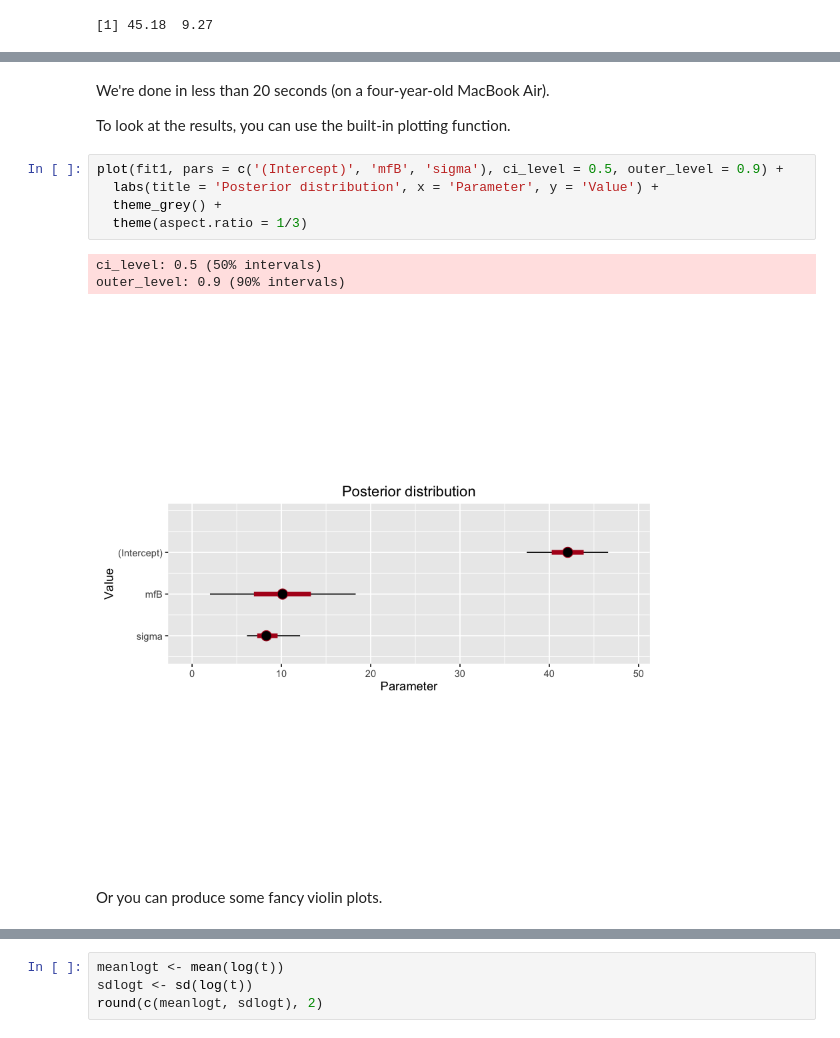
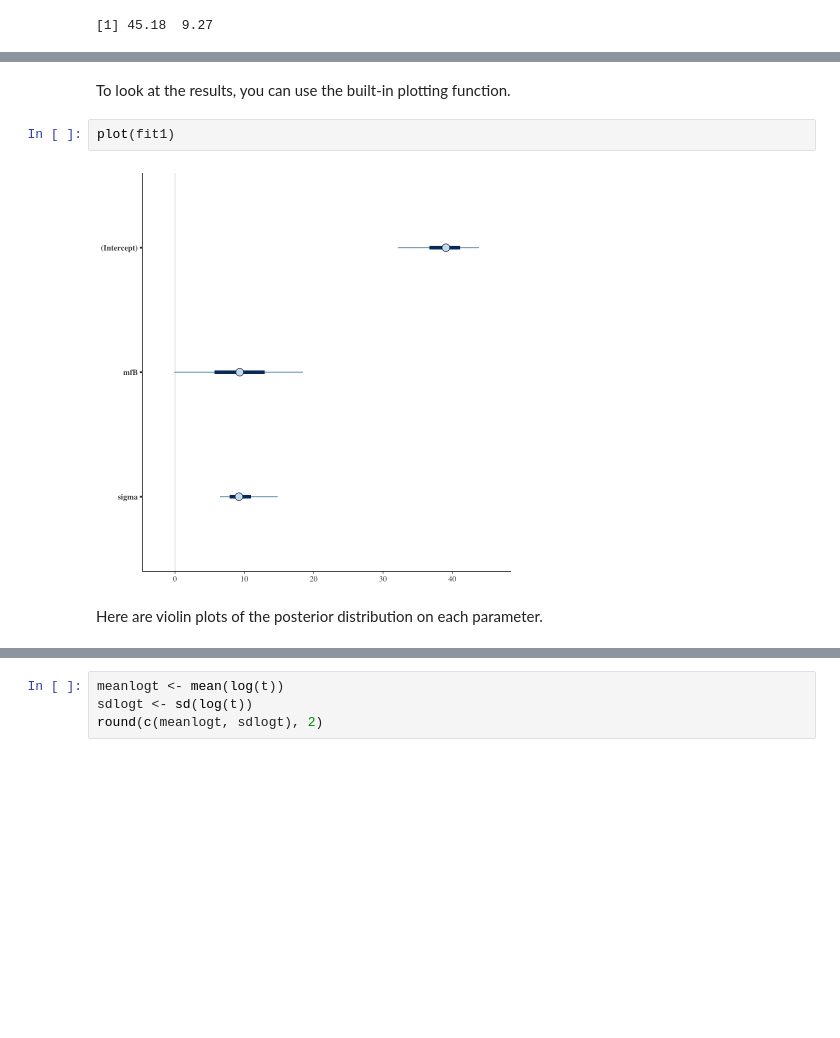
Before and after one commit to chmathys/bayesian-inference-example, a Jupyter notebook: Bayesian Inference Example.ipynb, the cells around one changed output, grey strips where cells are left out. Saved outputs shown, nothing was run; the diff lists cells and outputs as text; blank space fills up the shorter version.

```diff
--- a/Bayesian Inference Example.ipynb
+++ b/Bayesian Inference Example.ipynb
@@ -256,20 +261,13 @@ log-posterior 0.0  1.0  12373
 
 For each parameter, mcse is Monte Carlo standard error, n_eff is a crude measure of effective sample size, and Rhat is the potential scale reduction factor on split chains (at convergence Rhat=1).
 # %% [markdown]
-We're done in less than 20 seconds (on a four-year-old MacBook Air).
-
 To look at the results, you can use the built-in plotting function.
-# %%
-plot(fit1, pars = c('(Intercept)', 'mfB', 'sigma'), ci_level = 0.5, outer_level = 0.9) +
-  labs(title = 'Posterior distribution', x = 'Parameter', y = 'Value') +
-  theme_grey() +
-  theme(aspect.ratio = 1/3)
-# %% [output]
-ci_level: 0.5 (50% intervals)
-outer_level: 0.9 (90% intervals)
-[figure, removed]
-# %% [markdown]
-Or you can produce some fancy violin plots.
+# %%
+plot(fit1)
+# %% [output]
+[figure, added]
+# %% [markdown]
+Here are violin plots of the posterior distribution on each parameter.
 # %%
 ggplot(stack(as.data.frame(fit1)), aes(x = ind, y = values)) +
   labs(title = 'Posterior distribution', x = 'Parameter', y = 'Value') +
```
Also changed, not shown: parts of 28 cells of this notebook, 1 other file.
